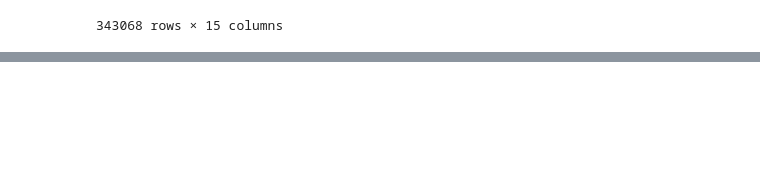
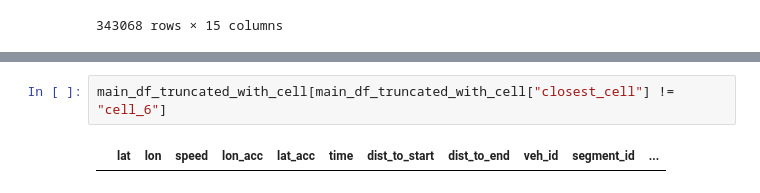
Before and after one commit to AmirHKiani98/eager_project, a Jupyter notebook: ctm_model.ipynb, the cells around one changed output, grey strips where cells are left out. Drawn from its saved outputs; the diff is of its cells as text; blank space fills up the shorter version.

```diff
--- a/ctm_model.ipynb
+++ b/ctm_model.ipynb
@@ -174,3 +334,7 @@ segment_densities_predicted = {idx: initialize_density(ctm_params) for idx in se
+# %%
+main_df_truncated_with_cell[main_df_truncated_with_cell["closest_cell"] != "cell_6"]
+# %% [output]
+|  | lat | lon | speed | lon_acc | lat_acc | time | dist_to_start | dist_to_end | veh_id | segment_id | ... |
 # %%
 from CTM_classic import update_cell_status
 
```
Also changed, not shown: parts of 8 cells of this notebook.
